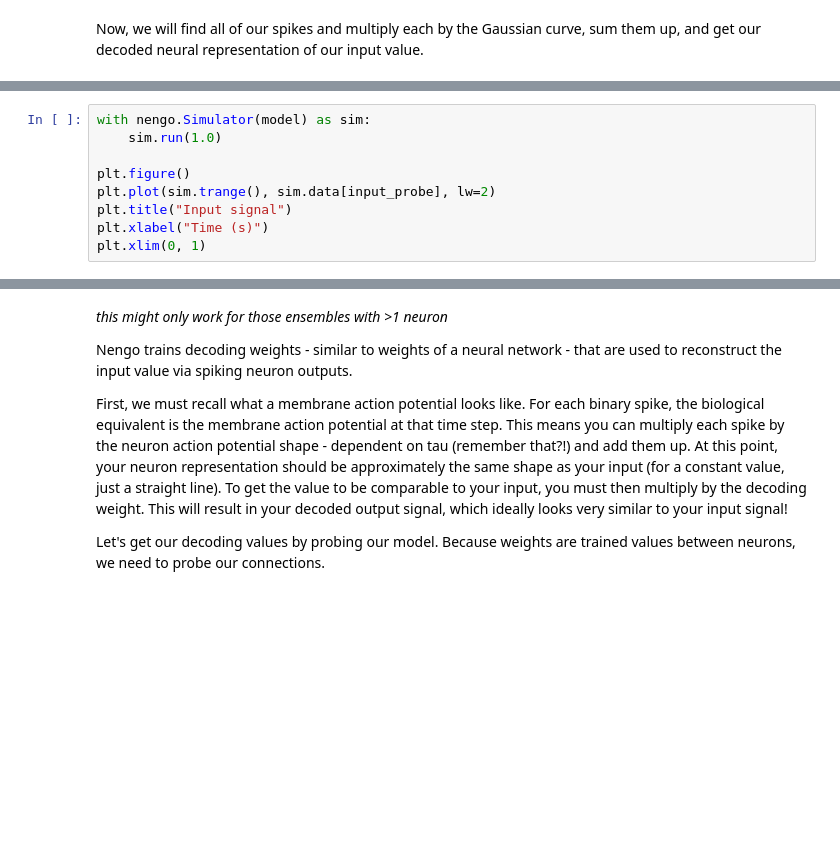
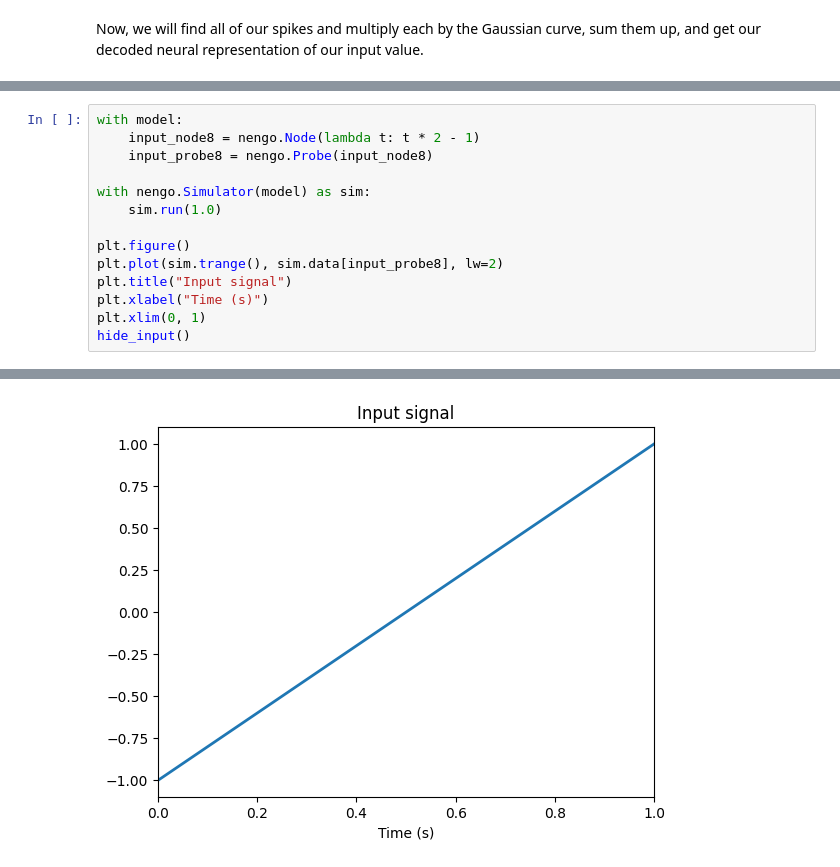
Before and after one commit to taylorharkley2/neuron_basics, a Jupyter notebook: neuron_representation.ipynb, the cells around one changed output, grey strips where cells are left out. Cells and saved outputs as stored; diff of their text form; blank space fills up the shorter version.

Commit message:
just need decoders

```diff
--- a/neuron_representation.ipynb
+++ b/neuron_representation.ipynb
@@ -248,9 +250,15 @@ with model:
 # %%
+with model:
+    input_node8 = nengo.Node(lambda t: t * 2 - 1)
+    input_probe8 = nengo.Probe(input_node8)
+
 with nengo.Simulator(model) as sim:
     sim.run(1.0)
 
 plt.figure()
-plt.plot(sim.trange(), sim.data[input_probe], lw=2)
+plt.plot(sim.trange(), sim.data[input_probe8], lw=2)
 plt.title("Input signal")
 plt.xlabel("Time (s)")
 plt.xlim(0, 1)
+hide_input()
+# %% [output]
@@ -257,9 +268 @@ plt.xlim(0, 1)
+[figure, added]
-# %% [markdown]
-
-_this might only work for those ensembles with >1 neuron_
-
-Nengo trains decoding weights - similar to weights of a neural network - that are used to reconstruct the input value via spiking neuron outputs.
-
-First, we must recall what a membrane action potential looks like. For each binary spike, the biological equivalent is the membrane action potential at that time step. This means you can multiply each spike by the neuron action potential shape - dependent on tau (remember that?!) and add them up. At this point, your neuron representation should be approximately the same shape as your input (for a constant value, just a straight line). To get the value to be comparable to your input, you must then multiply by the decoding weight. This will result in your decoded output signal, which ideally looks very similar to your input signal!
-
-Let's get our decoding values by probing our model. Because weights are trained values between neurons, we need to probe our connections.
```
Also changed, not shown: parts of 19 cells of this notebook.
